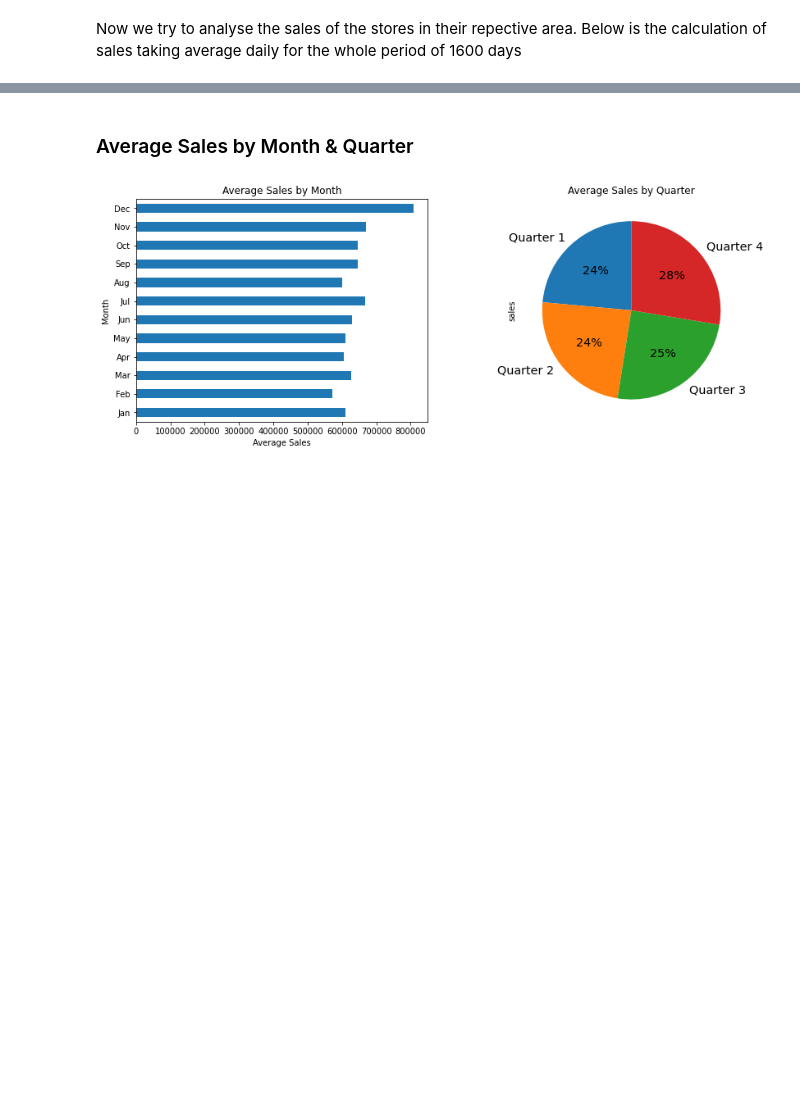
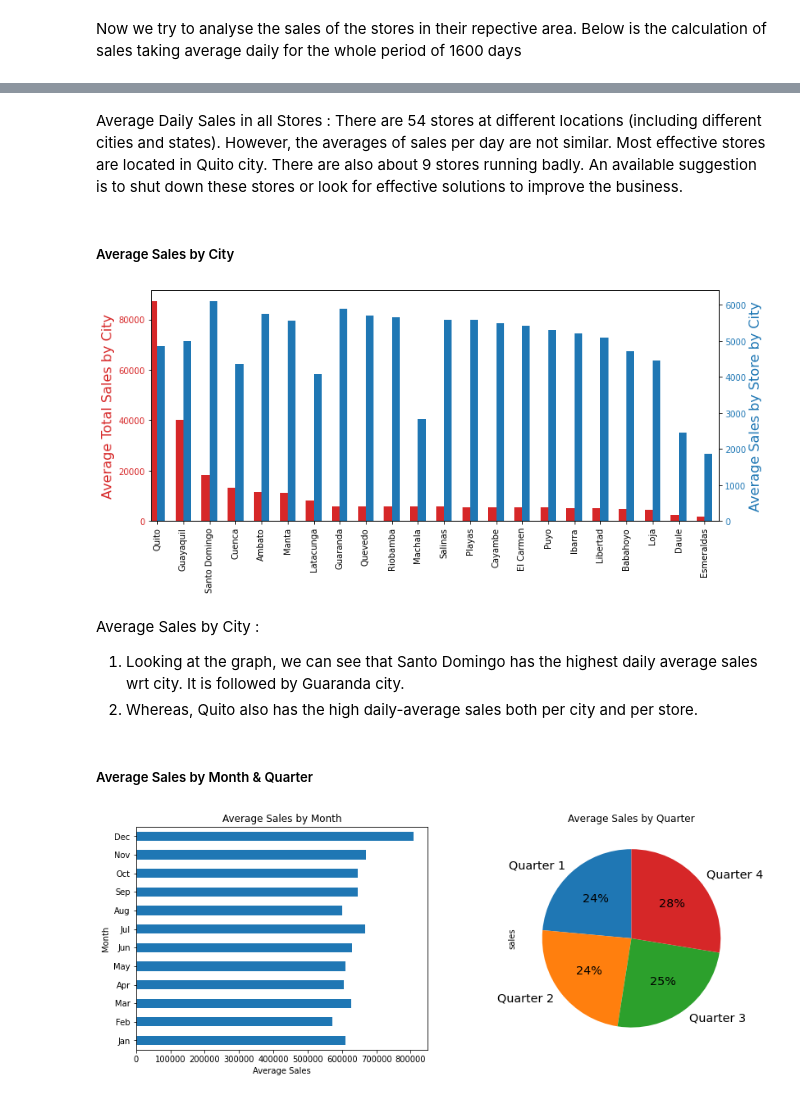
Before and after one commit to abroniewski/ML-test-repo, a Jupyter notebook: connectcsv.ipynb, the cells around one changed output, grey strips where cells are left out. Saved outputs shown, nothing was run; the diff lists cells and outputs as text; code cells hidden in the pictures; blank space fills up the shorter version.

```diff
--- a/connectcsv.ipynb
+++ b/connectcsv.ipynb
@@ -319,5 +329,27 @@ KeyError: 0
+# %% [markdown]
+Average Daily Sales in all Stores : There are 54 stores at different locations (including different cities and states). However, the averages of sales per day are not similar. Most effective stores are located in Quito city. There are also about 9 stores running badly. An available suggestion is to shut down these stores or look for effective solutions to improve the business.
+# %% [markdown]
+##### Average Sales by City
+# %%
+color1 = "tab:red"
+color2 = "tab:blue"
+fig, ax1 = plt.subplots(figsize=figsize)
+sales_by_city_sum.plot(kind="bar",y='sum', figsize=figsize,ax=ax1,color=color1, align='edge', width=-0.3, legend=False)
+ax2 = ax1.twinx()
+sales_by_city_sum.plot(kind="bar",y='mean',figsize=figsize,ax=ax2,color=color2, align='edge', width=0.3,  legend=False)
+############# Style Set up ###############
+ax1.set_ylabel('Average Total Sales by City', color=color1, fontsize=16)
+ax1.tick_params(axis='y', labelcolor=color1)
+ax2.set_ylabel('Average Sales by Store by City', color=color2, fontsize=16)
+ax2.tick_params(axis='y', labelcolor=color2)
+# %% [output]
+[figure, added]
+# %% [markdown]
+Average Sales by City :
+1. Looking at the graph, we can see that Santo Domingo has the highest daily average sales wrt city. It is followed by Guaranda city.
+2. Whereas, Quito also has the high daily-average sales both per city and per store.
 # %% [markdown]
-### Average Sales by Month & Quarter
+##### Average Sales by Month & Quarter
 # %%
 sales_grouped  = train_data.groupby('date').agg({'sales':'sum'}).to_period("D")
 sales_grouped['year']      = sales_grouped.index.year
```
Also changed, not shown: parts of 4 cells of this notebook.
